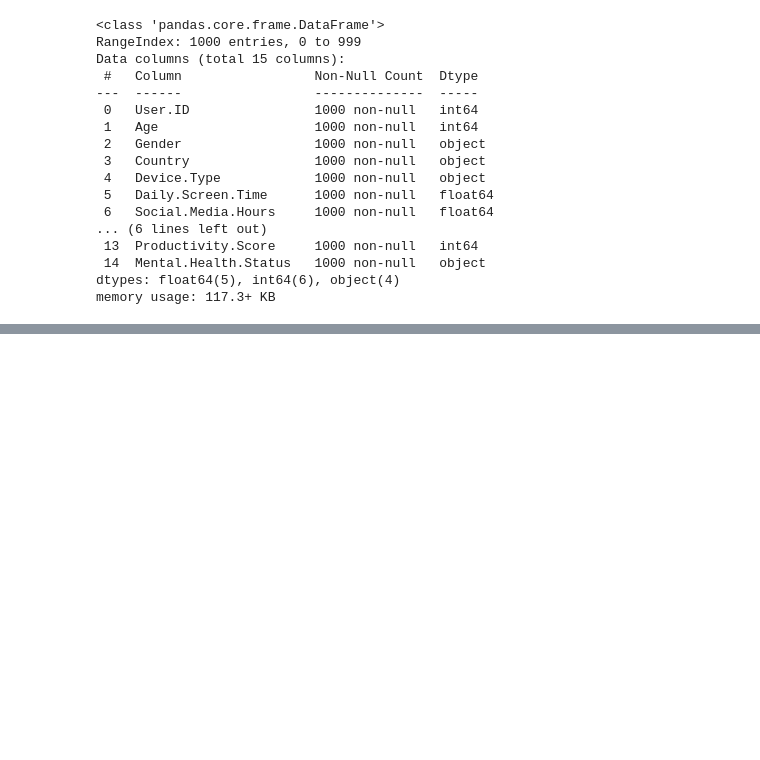
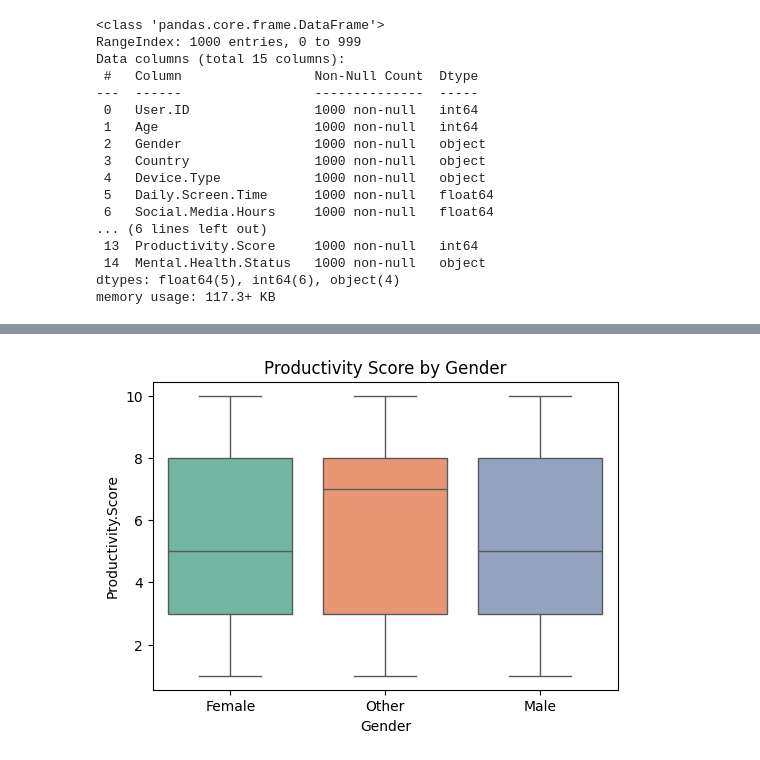
Before and after one commit to Stennas/Exploratory-Data-Analysis, a Jupyter notebook: Tech_Gadget_Usage_and_Mental_Wellbeing/exploratory-data-analysis.ipynb, the cells around one changed output, grey strips where cells are left out. Saved outputs shown, nothing was run; the diff lists cells and outputs as text; code cells hidden in the pictures; blank space fills up the shorter version.

```diff
--- a/Tech_Gadget_Usage_and_Mental_Wellbeing/exploratory-data-analysis.ipynb
+++ b/Tech_Gadget_Usage_and_Mental_Wellbeing/exploratory-data-analysis.ipynb
@@ -40,0 +259,8 @@ memory usage: 117.3+ KB
+# %%
+# Example: Gender vs Productivity
+plt.figure(figsize=(6,4))
+sns.boxplot(data=df, x="Gender", y="Productivity.Score", hue="Gender", palette="Set2", legend=False)
+plt.title("Productivity Score by Gender")
+plt.show()
+# %% [output]
+[figure, added]
```
Also changed, not shown: parts of 20 cells of this notebook.
